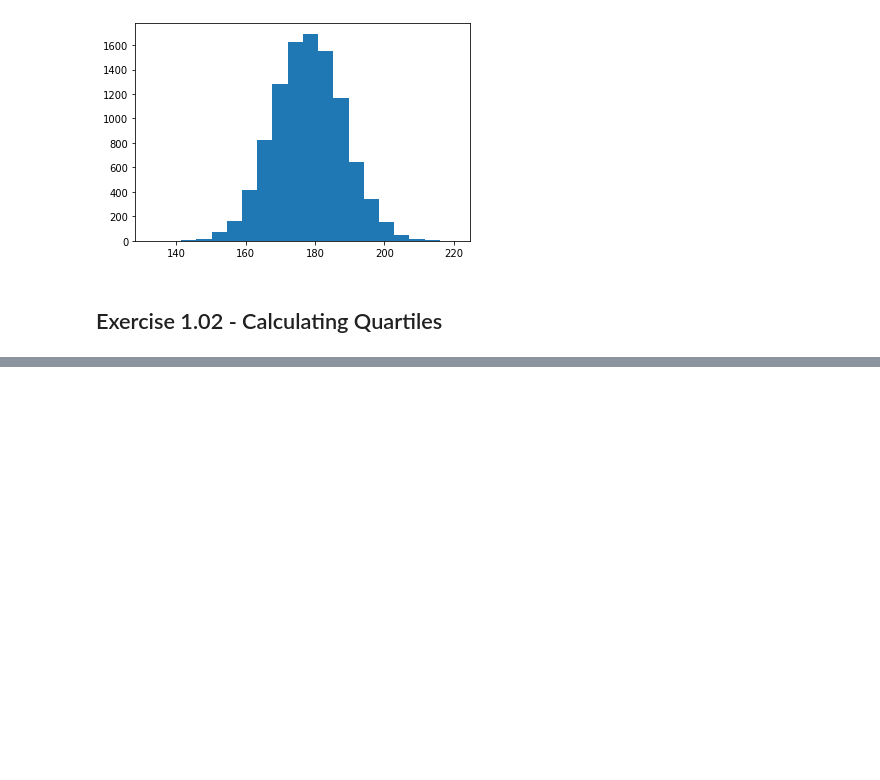
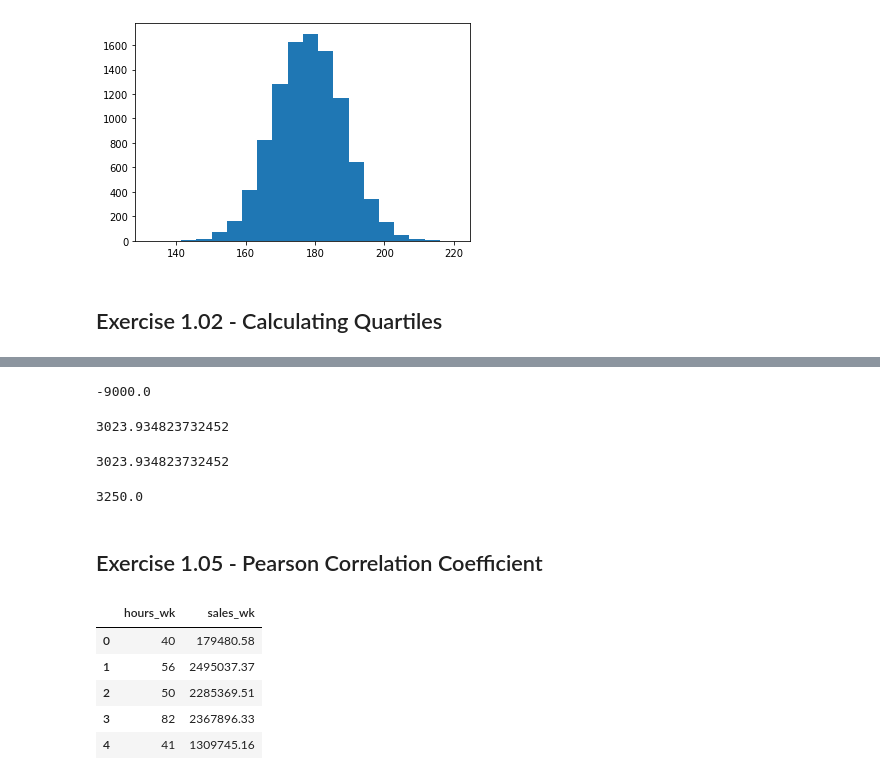
Before and after one commit to tobias-fyi/vela, a Jupyter notebook: ds/courses/sql_data_analytics/notebooks/ch_01.ipynb, the cells around one changed output, grey strips where cells are left out. Cells and saved outputs as stored; diff of their text form; code cells hidden in the pictures; blank space fills up the shorter version.

```diff
--- a/ds/courses/sql_data_analytics/notebooks/ch_01.ipynb
+++ b/ds/courses/sql_data_analytics/notebooks/ch_01.ipynb
@@ -60,0 +86,42 @@ df_autos.sort_values(by="Add-on Sales ($)")
+# %%
+# === Range === #
+# Min value subtracted from haxirnge = n() - df_autos["sales"] - df_autos["sales"].min()
+rnge  # Should be 9000 - 0 = 9000.max()
+# %% [output]
+-9000.0
+# %%
+# === Standard deviation === #
+# Normalized to n-1 by default (sample stdev)
+df_autos["sales"].std()
+# %% [output]
+3023.934823732452
+# %%
+# === Stdev manual calculation === #
+df_autos["diff_mean_sq"] = df_autos["sales"].apply(lambda x: (df_mean - x) ** 2)
+stdev_manual = ((df_autos["diff_mean_sq"].sum()) / (len(df_autos["sales"]) - 1)) ** 0.5
+stdev_manual
+# %% [output]
+3023.934823732452
+# %%
+# === IQR === #
+# Interquartile range is 3rd quartile - 1st quartile
+iqr = df_autos["sales"].quantile(q=0.75) - df_autos["sales"].quantile(q=0.25)
+iqr
+# %% [output]
+3250.0
+# %% [markdown]
+## Exercise 1.05 - Pearson Correlation Coefficient
+# %%
+# === Load and clean data === #
+data_path = "../data/Datasets/salesman.csv"
+df_sman = pd.read_csv(data_path)
+df_sman = df_sman.rename(columns={"Hours Worked Per Week": "hours_wk", "Sales Per Week ($)": "sales_wk"})
+
+df_sman.head()
+# %% [output]
+|  | hours_wk | sales_wk |
+| 0 | 40 | 179480.58 |
+| 1 | 56 | 2495037.37 |
+| 2 | 50 | 2285369.51 |
+| 3 | 82 | 2367896.33 |
+| 4 | 41 | 1309745.16 |
```
Also changed, not shown: parts of 9 cells of this notebook, 4 other files.
